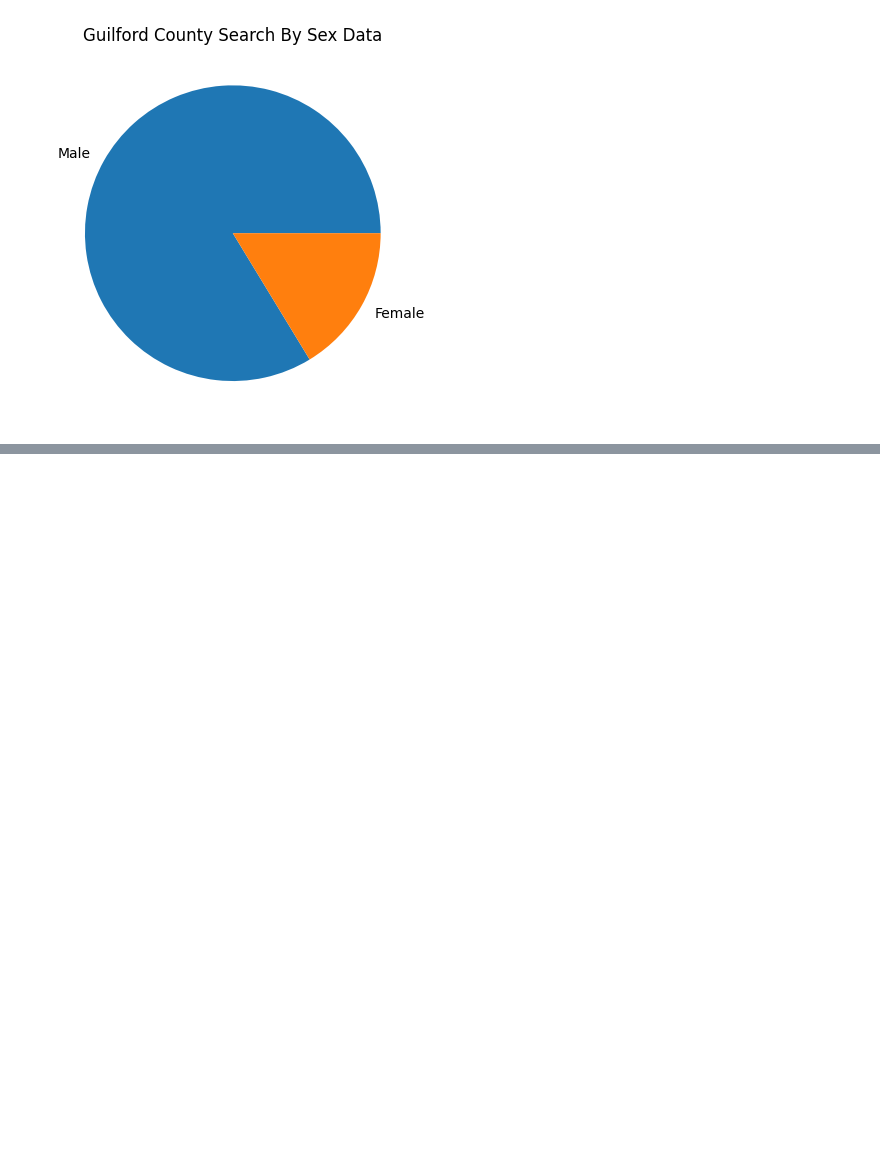
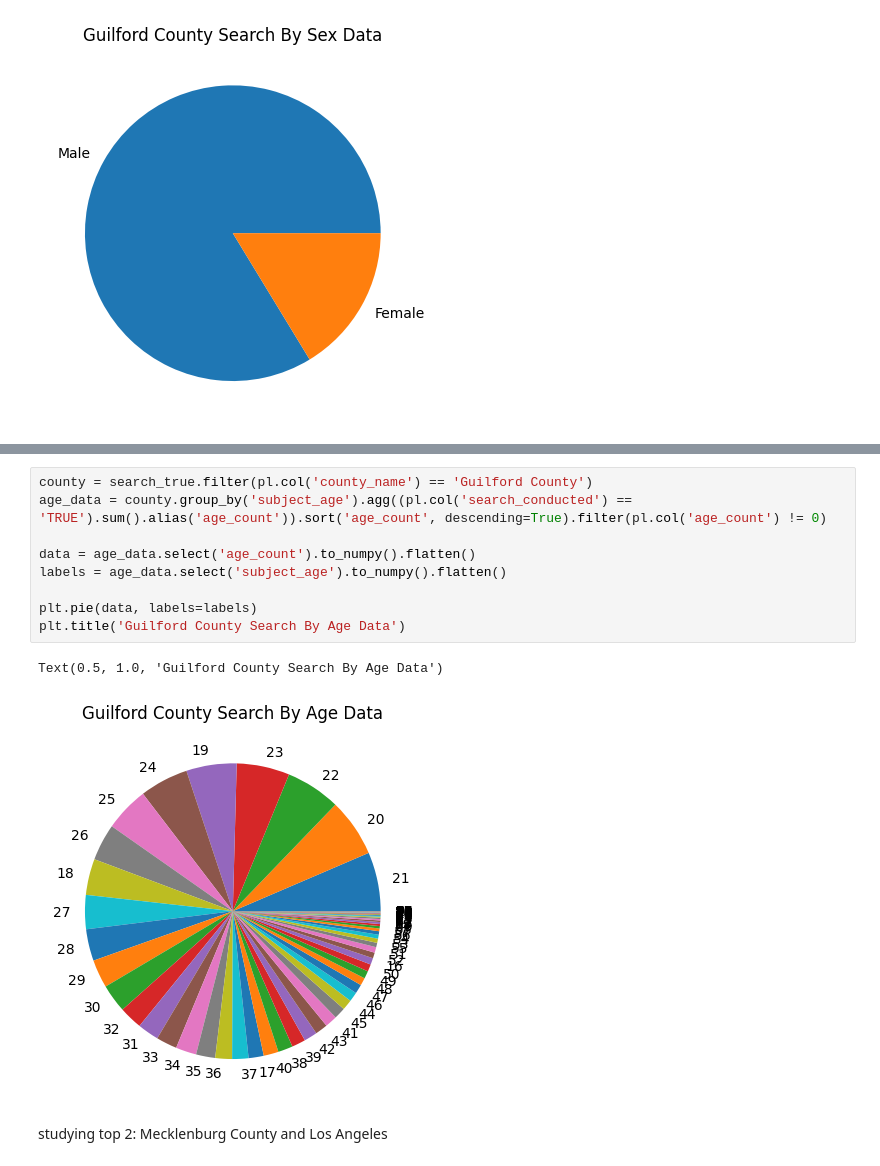
Before and after one commit to ramyap06/stanford-open-policing-data-analysis, a Jupyter notebook: county_analysis.ipynb, the cells around one changed output, grey strips where cells are left out. Cells and saved outputs as stored; diff of their text form; blank space fills up the shorter version.

```diff
--- a/county_analysis.ipynb
+++ b/county_analysis.ipynb
@@ -632,0 +674,14 @@ Text(0.5, 1.0, 'Guilford County Search By Sex Data')
+# %%
+county = search_true.filter(pl.col('county_name') == 'Guilford County')
+age_data = county.group_by('subject_age').agg((pl.col('search_conducted') == 'TRUE').sum().alias('age_count')).sort('age_count', descending=True).filter(pl.col('age_count') != 0)
+
+data = age_data.select('age_count').to_numpy().flatten()
+labels = age_data.select('subject_age').to_numpy().flatten()
+
+plt.pie(data, labels=labels)
+plt.title('Guilford County Search By Age Data')
+# %% [output]
+Text(0.5, 1.0, 'Guilford County Search By Age Data')
+[figure, added]
+# %% [markdown]
+studying top 2: Mecklenburg County and Los Angeles
```
Also changed, not shown: parts of 3 cells of this notebook.
